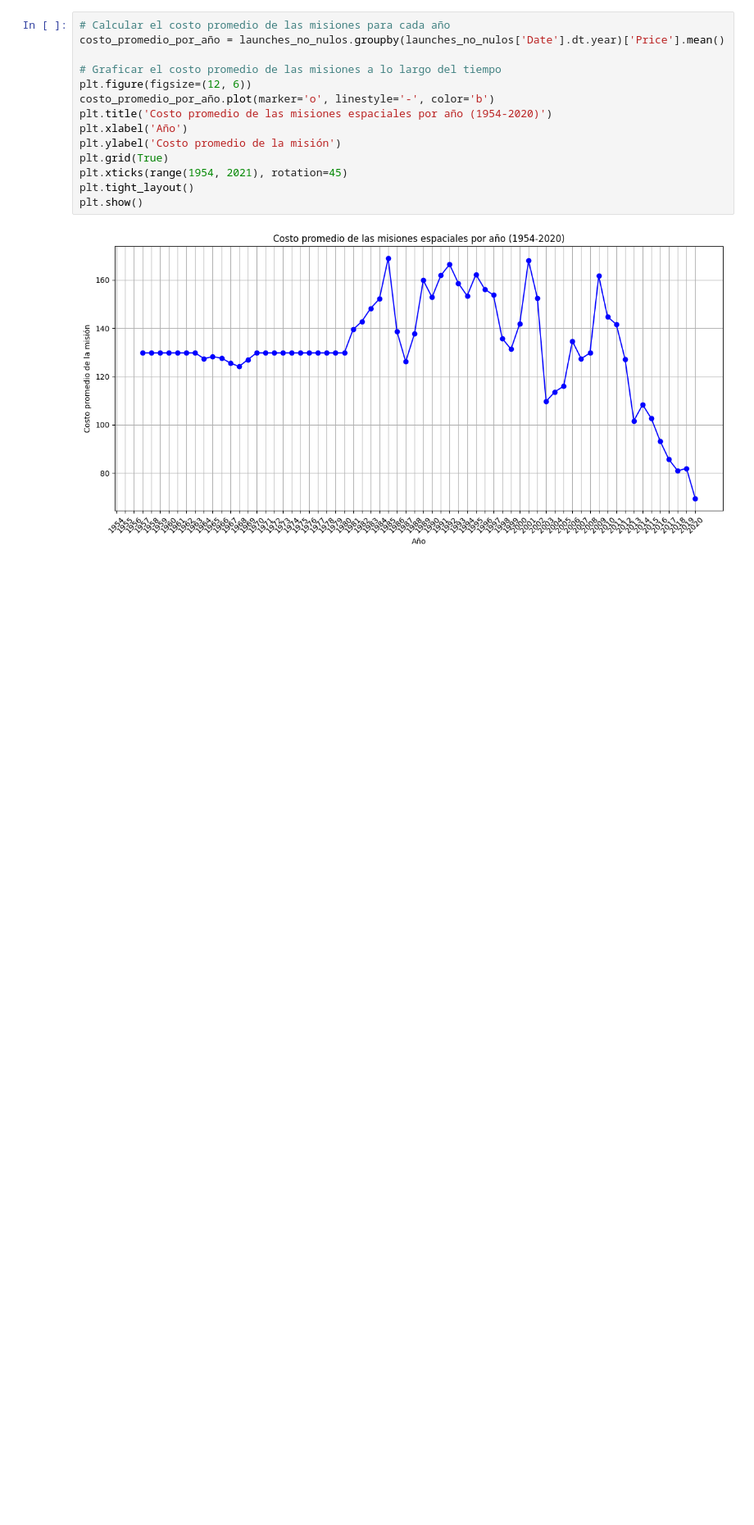
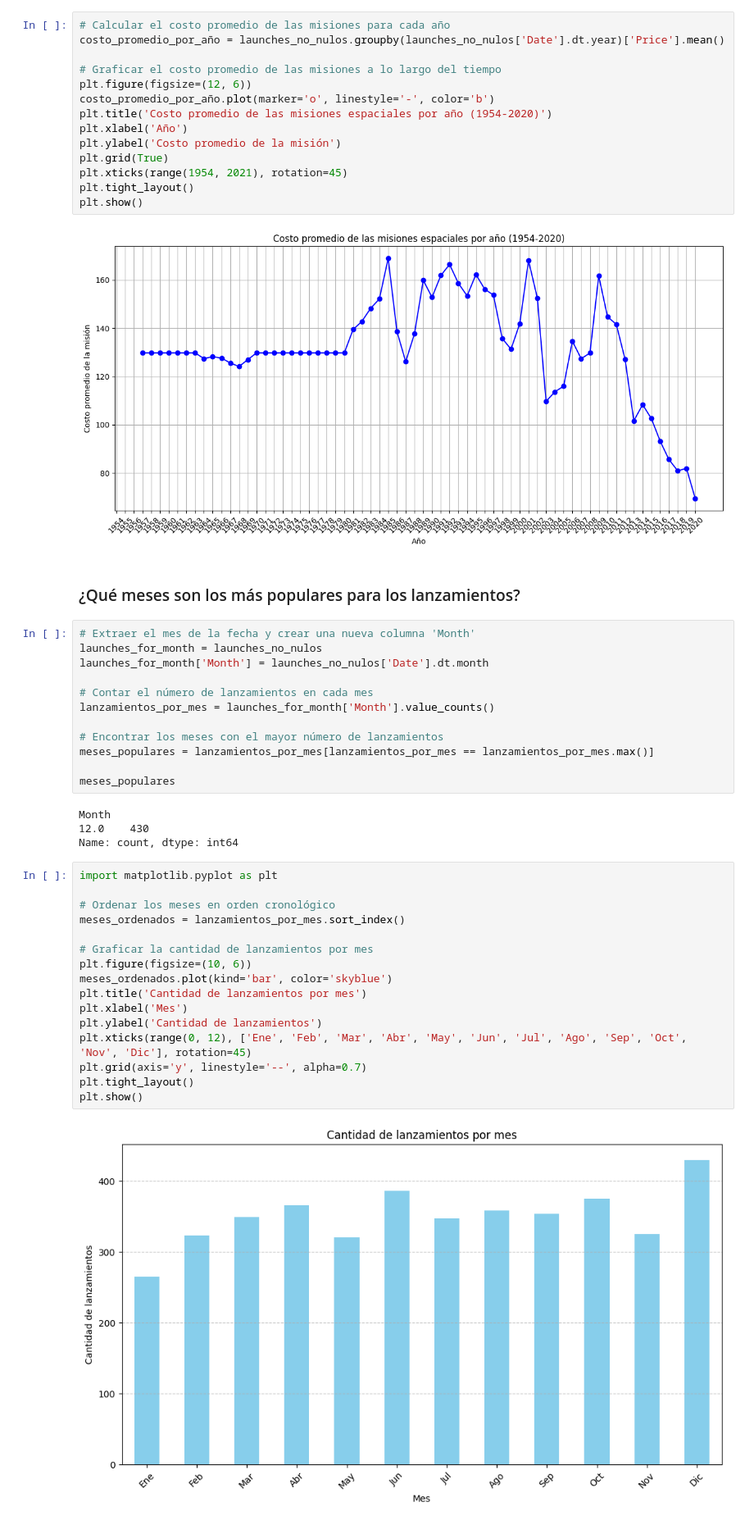
Before and after one commit to Juserna28/Analisis_datos-v1, a Jupyter notebook: Python/analisis_data.ipynb, the cells around one changed output. Shown: that part at 82% size. Saved outputs shown, nothing was run; the diff lists cells and outputs as text; blank space fills up the shorter version.

Commit message:
Pregunta 4
se añadio una variable interna para crear un sub-datafrane para mostrar cuales serian los lanzamientos por mes

```diff
--- a/Python/analisis_data.ipynb
+++ b/Python/analisis_data.ipynb
@@ -441,3 +441,39 @@ plt.tight_layout()
 plt.show()
 # %% [output]
 [figure]
+# %% [markdown]
+### ¿Qué meses son los más populares para los lanzamientos?
+# %%
+# Extraer el mes de la fecha y crear una nueva columna 'Month'
+launches_for_month = launches_no_nulos
+launches_for_month['Month'] = launches_no_nulos['Date'].dt.month
+
+# Contar el número de lanzamientos en cada mes
+lanzamientos_por_mes = launches_for_month['Month'].value_counts()
+
+# Encontrar los meses con el mayor número de lanzamientos
+meses_populares = lanzamientos_por_mes[lanzamientos_por_mes == lanzamientos_por_mes.max()]
+
+meses_populares
+# %% [output]
+Month
+12.0    430
+Name: count, dtype: int64
+# %%
+import matplotlib.pyplot as plt
+
+# Ordenar los meses en orden cronológico
+meses_ordenados = lanzamientos_por_mes.sort_index()
+
+# Graficar la cantidad de lanzamientos por mes
+plt.figure(figsize=(10, 6))
+meses_ordenados.plot(kind='bar', color='skyblue')
+plt.title('Cantidad de lanzamientos por mes')
+plt.xlabel('Mes')
+plt.ylabel('Cantidad de lanzamientos')
+plt.xticks(range(0, 12), ['Ene', 'Feb', 'Mar', 'Abr', 'May', 'Jun', 'Jul', 'Ago', 'Sep', 'Oct', 'Nov', 'Dic'], rotation=45)
+plt.grid(axis='y', linestyle='--', alpha=0.7)
+plt.tight_layout()
+plt.show()
+# %% [output]
+[figure, added]
```
